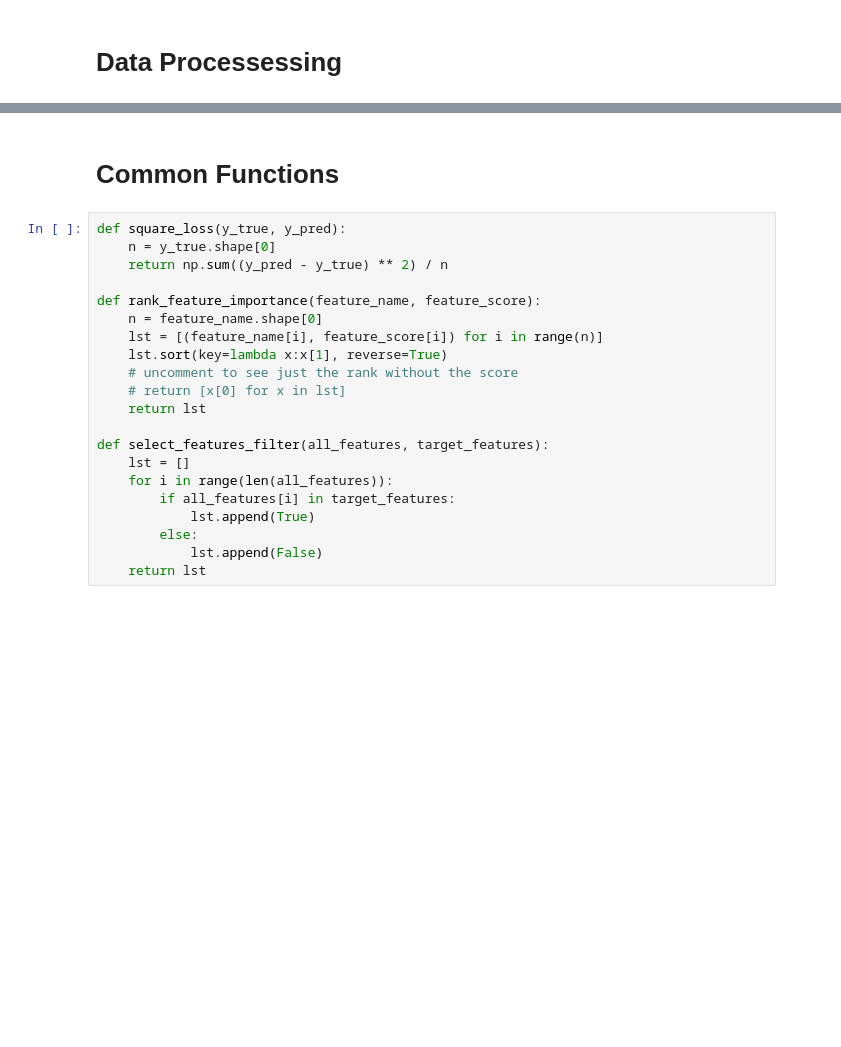
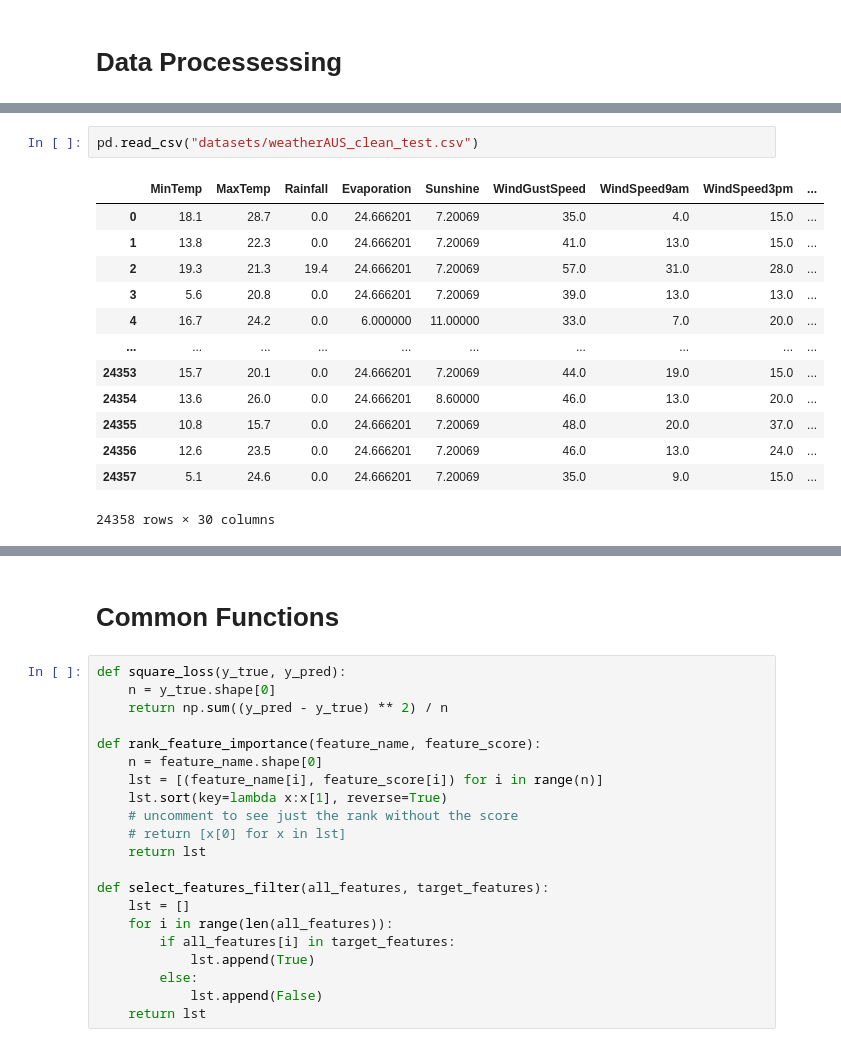
Before and after one commit to win13676/ORIE5741-Project, a Jupyter notebook: Wine_EDA.ipynb, the cells around one changed output, grey strips where cells are left out. Saved outputs shown, nothing was run; the diff lists cells and outputs as text; blank space fills up the shorter version.

```diff
--- a/Wine_EDA.ipynb
+++ b/Wine_EDA.ipynb
@@ -58 +94,17 @@ dtype: int64
+# %%
+pd.read_csv("datasets/weatherAUS_clean_test.csv")
+# %% [output]
+|  | MinTemp | MaxTemp | Rainfall | Evaporation | Sunshine | WindGustSpeed | WindSpeed9am | WindSpeed3pm | ... |
+| 0 | 18.1 | 28.7 | 0.0 | 24.666201 | 7.20069 | 35.0 | 4.0 | 15.0 | ... |
+| 1 | 13.8 | 22.3 | 0.0 | 24.666201 | 7.20069 | 41.0 | 13.0 | 15.0 | ... |
+| 2 | 19.3 | 21.3 | 19.4 | 24.666201 | 7.20069 | 57.0 | 31.0 | 28.0 | ... |
+| 3 | 5.6 | 20.8 | 0.0 | 24.666201 | 7.20069 | 39.0 | 13.0 | 13.0 | ... |
+| 4 | 16.7 | 24.2 | 0.0 | 6.000000 | 11.00000 | 33.0 | 7.0 | 20.0 | ... |
+| ... | ... | ... | ... | ... | ... | ... | ... | ... | ... |
+| 24353 | 15.7 | 20.1 | 0.0 | 24.666201 | 7.20069 | 44.0 | 19.0 | 15.0 | ... |
+| 24354 | 13.6 | 26.0 | 0.0 | 24.666201 | 8.60000 | 46.0 | 13.0 | 20.0 | ... |
+| 24355 | 10.8 | 15.7 | 0.0 | 24.666201 | 7.20069 | 48.0 | 20.0 | 37.0 | ... |
+| 24356 | 12.6 | 23.5 | 0.0 | 24.666201 | 7.20069 | 46.0 | 13.0 | 24.0 | ... |
+| 24357 | 5.1 | 24.6 | 0.0 | 24.666201 | 7.20069 | 35.0 | 9.0 | 15.0 | ... |
+24358 rows × 30 columns
 # %%
```
Also changed, not shown: parts of 11 cells of this notebook, 9 other files.
